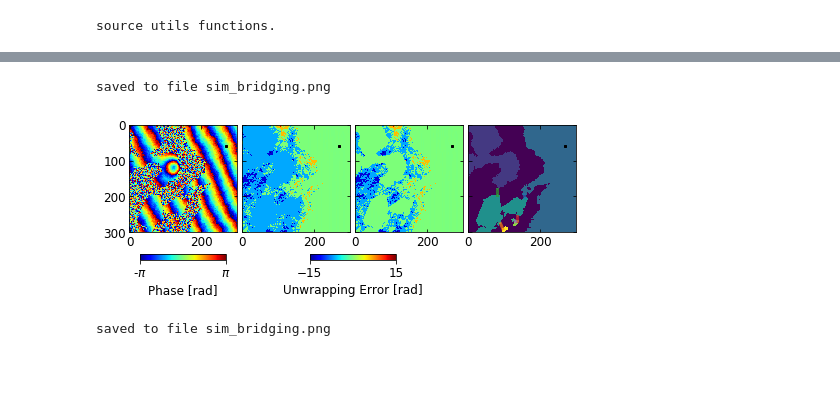
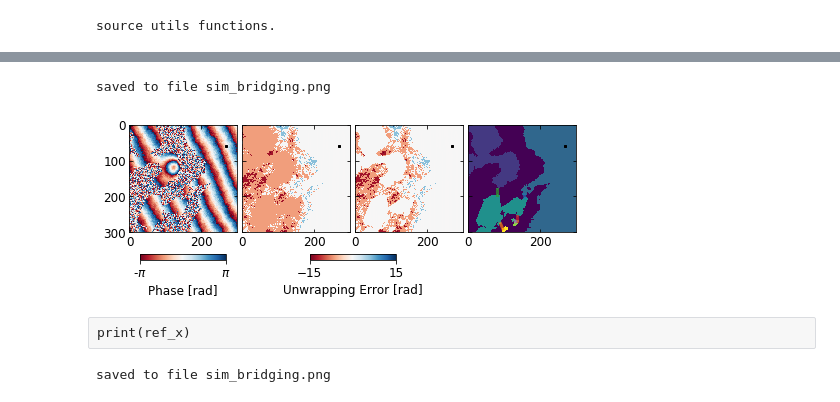
Before and after one commit to geodesymiami/Yunjun_et_al-2019-MintPy, a Jupyter notebook: Fig_02_sim_bridging.ipynb, the cells around one changed output, grey strips where cells are left out. Drawn from its saved outputs; the diff is of its cells as text; code cells hidden in the pictures; blank space fills up the shorter version.

```diff
--- a/Fig_02_sim_bridging.ipynb
+++ b/Fig_02_sim_bridging.ipynb
@@ -95,6 +98,7 @@ def plot_ifgram_simulation(defo, trop, ramp, decor, sim_unw):
     for i, data, label in zip(range(len(labels)), [defo, trop, ramp, decor, sim_unw], labels):
         ax = axs[i]
         im = ax.imshow(ut.wrap(data), cmap='jet', vmin=-np.pi, vmax=np.pi)
+        ax.plot(ref_x, ref_y,'ks',ms=3)
         ax.set_title(label)
     fig.subplots_adjust(left=0.02, right=0.95, bottom=0.02, top=0.98)
     # colorbar
@@ -126,6 +130,8 @@ def plot_snpahu_result(snf_unw_file, sim_unw_file, cc_file=None):
     unw_diff = sim_unw - snf_unw
     vlim = np.nanmax(np.abs(unw_diff))
     im2 = axs[2].imshow(unw_diff, cmap='jet', vmin=-1.*vlim, vmax=vlim); axs[2].set_title('difference')
+    for ax in axs[:-1]:
+        ax.plot(ref_x, ref_y,'ks',ms=3)
 
     axs[3].imshow(cc, cmap='jet'); axs[3].set_title('conn comps')
 
@@ -144,7 +150,7 @@ print('source utils functions.')
 source utils functions.
 # %%
 # simulate interferometric phase
-re_generate = False
+re_generate = True
 if not os.path.isfile(sim_int_file) or re_generate:
     print('simulating interferometric phase and coherence ...')
     # 1. simulate deformation from Mogi source
@@ -158,14 +164,20 @@ if not os.path.isfile(sim_int_file) or re_generate:
     trop -= trop[ref_y, ref_x]
 
     # 3. ramp
+    if 'unzen' in work_dir:
+        ramp_scale = -3.
+    else:
+        ramp_scale = -8.
     xx, yy = np.meshgrid(np.arange(0, width), np.arange(0, length))
-    ramp = (xx * -0.04 + yy * 0.02) * -3.0
+    ramp = (xx * -0.04 + yy * 0.02) * ramp_scale
     ramp -= ramp[ref_y, ref_x]
 
     # 4. decorrelation noise
-    Unzen_waterMaskFile = '/Users/yunjunz/insarlab/Kyushu/AlosDT74F2960/PYSAR/waterMask.h5'
-    mask = simulate_conn_comp(shape, ref_file=Unzen_waterMaskFile)
-    #mask = simulate_conn_comp(shape)
+    if 'unzen' in work_dir:
+        Unzen_waterMaskFile = '/Users/yunjunz/insarlab/Kyushu/AlosDT74F2960/PYSAR/waterMask.h5'
+        mask = simulate_conn_comp(shape, ref_file=Unzen_waterMaskFile)
+    else:
+        mask = simulate_conn_comp(shape)
 
     # simulate decorrelation noise
     sim_cor = np.zeros(shape, np.float32)
@@ -187,13 +199,14 @@ if not os.path.isfile(sim_int_file) or re_generate:
 
     # run SNAPHU
     #!unwrap_ifgram.py -i $sim_int_file -u $snf_unw_file -c $sim_cor_file
-    cmd = 'unwrap_ifgram.py -i {} -u {} -c {}'.format(sim_int_file, snf_unw_file, sim_cor_file)
+    cmd = 'unwrap_isce_ifgram.py -i {} -u {} -c {}'.format(sim_int_file, snf_unw_file, sim_cor_file)
     os.system(cmd)
     plot_snpahu_result(snf_unw_file, sim_unw_file)
 
     # run bridging
     # 1. prep conn_comp
-    cc = connectComponent(conncomp=cc_file, metadata=atr)
+    conncomp = readfile.read(cc_file)[0]
+    cc = connectComponent(conncomp=conncomp, metadata=atr)
     cc.label(min_area=50, erosion_size=1)
     cc.find_mst_bridge()
     # 2. run unwrap_conn_comp
@@ -223,42 +241,44 @@ vlim = 15
 
 # plot
 fig, axs = plt.subplots(nrows=1, ncols=4, figsize=[8, 2.5], sharex=True, sharey=True)
-im1 = axs[0].imshow(sim_int, cmap='jet', vmin=-np.pi,   vmax=np.pi)
-im2 = axs[1].imshow(snf_err, cmap='jet', vmin=-1.*vlim, vmax=vlim)
-im3 = axs[2].imshow(bdg_err, cmap='jet', vmin=-1.*vlim, vmax=vlim)
+im1 = axs[0].imshow(sim_int, cmap='RdBu', vmin=-np.pi,   vmax=np.pi)
+im2 = axs[1].imshow(snf_err, cmap='RdBu', vmin=-1.*vlim, vmax=vlim)
+im3 = axs[2].imshow(bdg_err, cmap='RdBu', vmin=-1.*vlim, vmax=vlim)
 im4 = axs[3].imshow(cc.labelImg)#, cmap='jet')
 for bridge in cc.bridges:
     axs[3].plot([bridge['x0'], bridge['x1']],
                 [bridge['y0'], bridge['y1']], '-', lw=3, alpha=0.7)
 
 # axis format
 for ax in axs:
     ax.plot(ref_x, ref_y, 'ks', ms=2)
     ax.tick_params(which='both', direction='in', labelsize=font_size, bottom=True, top=True, left=True, right=True)
 fig.subplots_adjust(wspace=0.05)
 #axs[1,1].set_xlabel('Range [pix.]', fontsize=font_size)
 #pp.set_shared_ylabel(axs.flatten(), 'Azimuth [pix.]', font_size=font_size, labelpad=-0.075)
 
 ## colorbar
 cax1 = fig.add_axes([0.143, 0.05, 0.15, 0.03])
 cbar1 = plt.colorbar(im1, cax=cax1, orientation='horizontal', ticks=[-np.pi, np.pi])
 cbar1.ax.set_xticklabels([r'-$\pi$', r'$\pi$'])
 cbar1.ax.tick_params(labelsize=font_size)
 cbar1.set_label('Phase [rad]', fontsize=font_size)
 
 cax2 = fig.add_axes([0.438, 0.05, 0.15, 0.03])
 cbar2 = plt.colorbar(im2, cax=cax2, orientation='horizontal', ticks=[-1.*vlim, vlim])
 cbar2.ax.tick_params(labelsize=font_size)
 cbar2.set_label('Unwrapping Error [rad]', fontsize=font_size)
 
 # save
 out_file = 'sim_bridging.png'
 plt.savefig(out_file, bbox_inches='tight', transparent=True, dpi=fig_dpi)
 print('saved to file', out_file)
 plt.show()
 # %% [output]
 saved to file sim_bridging.png
-[figure, old version]
+[figure, new version]
+# %% [raw]
+print(ref_x)
 # %%
 ## plot bridging vs SNAPHU
 
```
Also changed, not shown: parts of 2 cells of this notebook, 4 other files.
